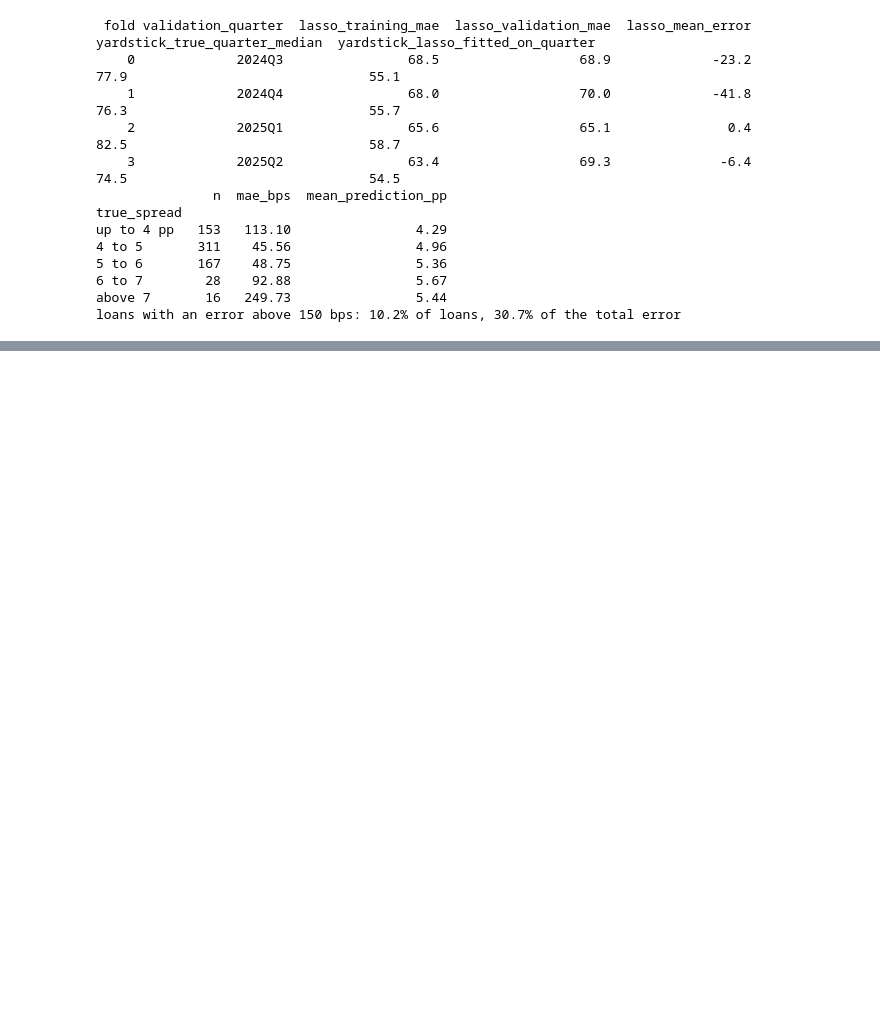
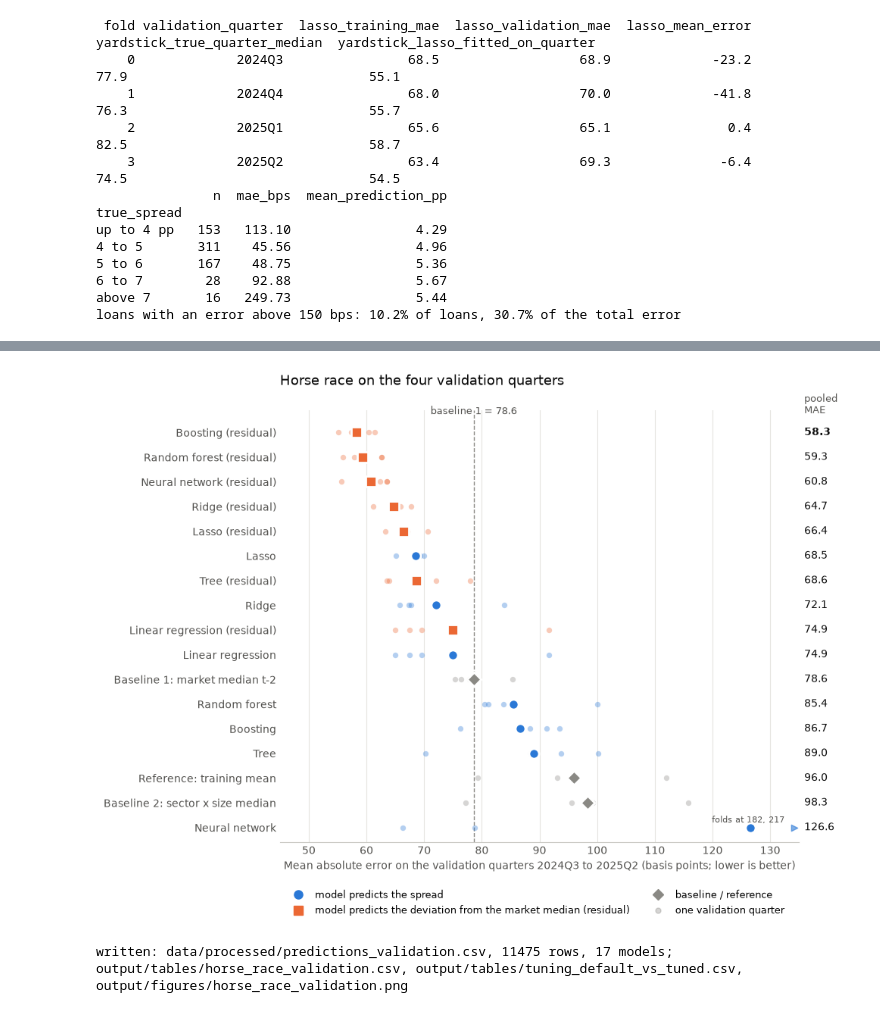
Before and after one commit to NeilErtl/DSF_Project, a Jupyter notebook: code/02_estimate.ipynb, the cells around one changed output, grey strips where cells are left out. Drawn from its saved outputs; the diff is of its cells as text; code cells hidden in the pictures; blank space fills up the shorter version.

Commit message:
Add residual-target round (D47), tuning fix, redesigned race figure, model report
Co-Authored-By: Claude Opus 5.5 <noreply@anthropic.com>

```diff
--- a/code/02_estimate.ipynb
+++ b/code/02_estimate.ipynb
@@ -571,0 +634,18 @@ loans with an error above 150 bps: 10.2% of loans, 30.7% of the total error
+# %%
+val = pd.concat([val] + residual_round, ignore_index=True)
+assert val.groupby("model").size().eq(fold_table["n_validation"].sum()).all()
+race, by_fold = full_race(val)
+print(race.to_string())
+race.to_csv(TAB / "horse_race_validation.csv")
+
+pair = pd.DataFrame({"spread_target": race.loc[[m for m in race.index if m + " (residual)" in race.index], "mae_bps"]})
+pair["residual_target"] = [race.loc[m + " (residual)", "mae_bps"] for m in pair.index]
+pair["gain_bps"] = pair["spread_target"] - pair["residual_target"]
+print(pair.sort_values("residual_target").to_string())
+
+tuning_table = pd.DataFrame(tuning)
+tuning_table["gain_bps"] = tuning_table["default_mae_bps"] - tuning_table["tuned_mae_bps"]
+tuning_table = tuning_table.merge(race["fold_spread_bps"], left_on="model", right_index=True, how="left")
+tuning_table["gain_larger_than_fold_spread"] = tuning_table["gain_bps"] > tuning_table["fold_spread_bps"]
+print(tuning_table.to_string(index=False))
+tuning_table.to_csv(TAB / "tuning_default_vs_tuned.csv", index=False)
@@ -571,0 +670,56 @@ loans with an error above 150 bps: 10.2% of loans, 30.7% of the total error
+# %%
+# The race in one picture (as in notebooks 209 and 210). Each small dot is one validation quarter, the large marker
+# the pooled MAE (the choice criterion). Colour and marker shape both encode the round, so colour is never needed alone.
+BLUE, ORANGE, GREY, INK, MUTED = "#2a78d6", "#eb6834", "#8a8984", "#0b0b0b", "#52514e"
+X_MAX = 135                                   # fold MAEs beyond this are drawn at the edge and labelled
+style = lambda n: ((GREY, "D") if ("aseline" in n or "Reference" in n) else ((ORANGE, "s") if "residual" in n else (BLUE, "o")))
+order = race.index[::-1]                       # best model on top
+fig, ax = plt.subplots(figsize=(10, 7.5))
+for i, name in enumerate(order):
+    colour, marker = style(name)
+    folds_mae = by_fold.loc[name].to_numpy()
+    inside = folds_mae <= X_MAX
+    ax.scatter(folds_mae[inside], [i] * inside.sum(), s=28, color=colour, alpha=0.35, linewidths=0, zorder=2)
+    if (~inside).any():                        # off-scale folds: one arrow at the edge, values listed beside it
+        ax.scatter([X_MAX - 0.8], [i], marker=">", s=36, color=colour, alpha=0.6, zorder=2)
+        ax.text(X_MAX - 2.5, i + 0.3, "folds at " + ", ".join(f"{v:.0f}" for v in sorted(folds_mae[~inside])),
+                ha="right", va="center", fontsize=8, color=MUTED)
+    mae = race.loc[name, "mae_bps"]
+    ax.scatter([min(mae, X_MAX - 0.8)], [i], s=90, color=colour, marker=marker, edgecolors="white", linewidths=2, zorder=3)
+    ax.text(1.01, i, f"{mae:.1f}", transform=ax.get_yaxis_transform(), ha="left", va="center", fontsize=10,
+            color=INK, fontweight="bold" if i == len(order) - 1 else "normal")
+b1 = race.loc["Baseline 1: market median t-2", "mae_bps"]
+ax.axvline(b1, color=GREY, ls="--", lw=1, zorder=1)
+ax.text(b1, len(order) - 0.35, f"baseline 1 = {b1:.1f}", ha="center", va="bottom", fontsize=9, color=MUTED)
+ax.text(1.01, len(order) - 0.35, "pooled\nMAE", transform=ax.get_yaxis_transform(), ha="left", va="bottom",
+        fontsize=9, color=MUTED)
+ax.set_yticks(range(len(order)))
+ax.set_yticklabels(order, fontsize=10, color=INK)
+ax.set_ylim(-0.6, len(order) - 0.1)
+ax.set_xlim(45, X_MAX)
+ax.set_xlabel("Mean absolute error on the validation quarters 2024Q3 to 2025Q2 (basis points; lower is better)",
+              fontsize=10, color=MUTED)
+ax.grid(axis="x", color="#e5e4e0", lw=0.8, zorder=0)
+ax.tick_params(colors=MUTED, length=0)
+for side in ["top", "right", "left"]:
+    ax.spines[side].set_visible(False)
+ax.spines["bottom"].set_color("#c9c8c3")
+from matplotlib.lines import Line2D
+handles = [Line2D([], [], marker="o", ls="", color=BLUE, markersize=8, label="model predicts the spread"),
+           Line2D([], [], marker="s", ls="", color=ORANGE, markersize=8,
+                  label="model predicts the deviation from the market median (residual)"),
+           Line2D([], [], marker="D", ls="", color=GREY, markersize=7, label="baseline / reference"),
+           Line2D([], [], marker="o", ls="", color=GREY, alpha=0.35, markersize=5, label="one validation quarter")]
+ax.legend(handles=handles, loc="upper left", bbox_to_anchor=(0, -0.09), ncol=2, frameon=False, fontsize=9)
+ax.set_title("Horse race on the four validation quarters", loc="left", fontsize=13, color=INK, pad=24)
+fig.tight_layout()
+fig.savefig(FIG / "horse_race_validation.png", dpi=200, bbox_inches="tight")
+plt.show()
+
+val.to_csv(PROC / "predictions_validation.csv", index=False)
+print("written: data/processed/predictions_validation.csv,", len(val), "rows,", val["model"].nunique(), "models;",
+      "output/tables/horse_race_validation.csv, output/tables/tuning_default_vs_tuned.csv,",
+      "output/figures/horse_race_validation.png")
+# %% [output]
+[figure, added]
+written: data/processed/predictions_validation.csv, 11475 rows, 17 models; output/tables/horse_race_validation.csv, output/tables/tuning_default_vs_tuned.csv, output/figures/horse_race_validation.png
```
Also changed, not shown: parts of 13 cells of this notebook, 6 other files.
